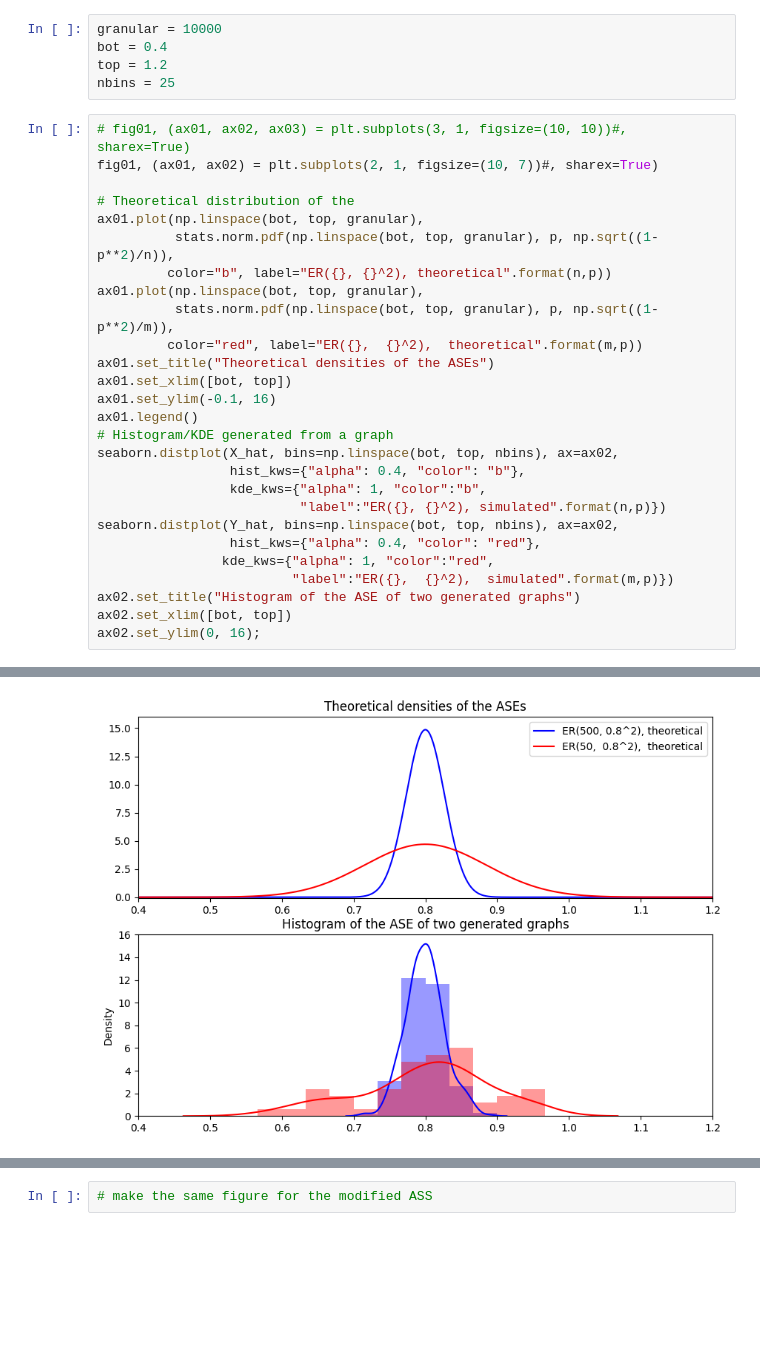
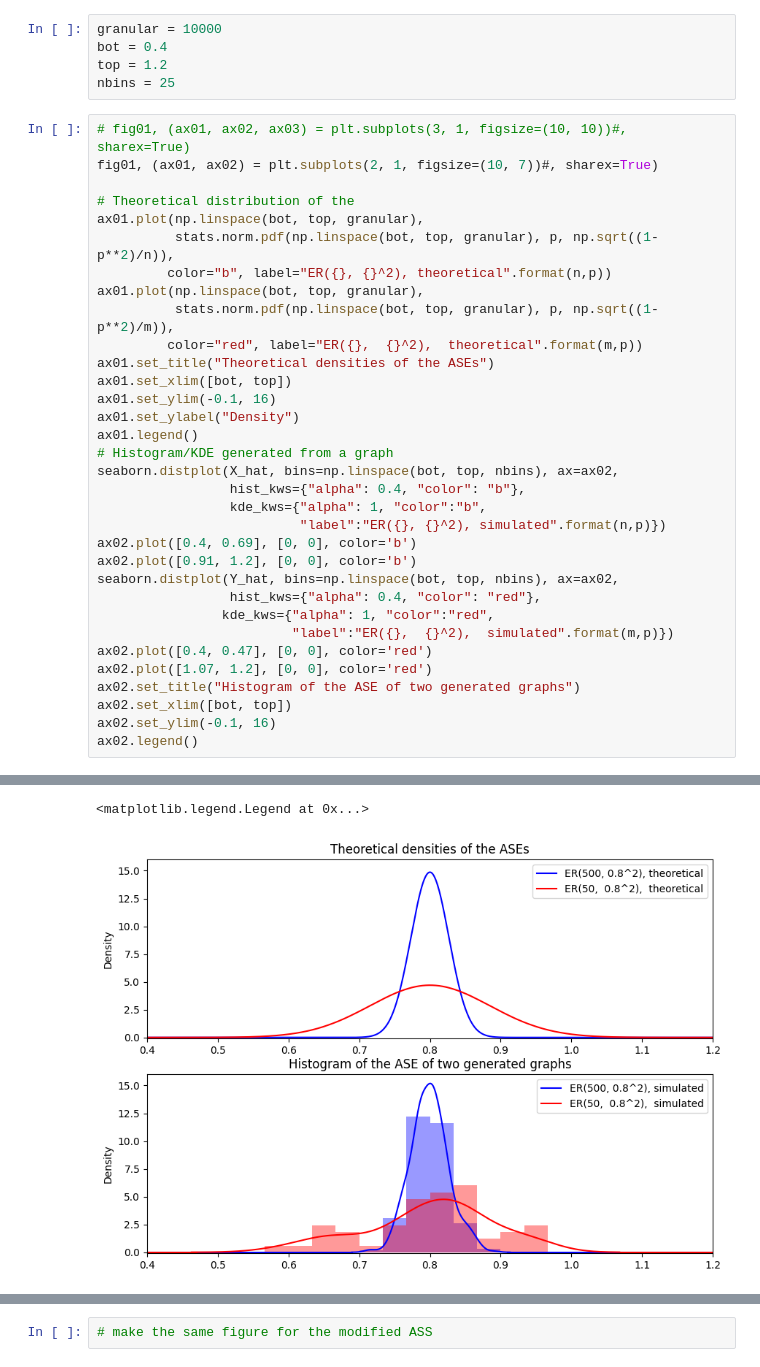
Before and after one commit to alyakin314/correcting-nonpar, a Jupyter notebook: notebooks/fig_02_03_visualization_nonvalidity.ipynb, the cells around one changed output, grey strips where cells are left out. Cells and saved outputs as stored; diff of their text form; blank space fills up the shorter version.

```diff
--- a/notebooks/fig_02_03_visualization_nonvalidity.ipynb
+++ b/notebooks/fig_02_03_visualization_nonvalidity.ipynb
@@ -45,38 +45,45 @@ ax01.plot(np.linspace(bot, top, granular),
 ax01.set_title("Theoretical densities of the ASEs")
 ax01.set_xlim([bot, top])
 ax01.set_ylim(-0.1, 16)
+ax01.set_ylabel("Density")
 ax01.legend()
 # Histogram/KDE generated from a graph
 seaborn.distplot(X_hat, bins=np.linspace(bot, top, nbins), ax=ax02,
                  hist_kws={"alpha": 0.4, "color": "b"},
                  kde_kws={"alpha": 1, "color":"b",
                           "label":"ER({}, {}^2), simulated".format(n,p)})
+ax02.plot([0.4, 0.69], [0, 0], color='b')
+ax02.plot([0.91, 1.2], [0, 0], color='b')
 seaborn.distplot(Y_hat, bins=np.linspace(bot, top, nbins), ax=ax02,
                  hist_kws={"alpha": 0.4, "color": "red"},
                 kde_kws={"alpha": 1, "color":"red",
                          "label":"ER({},  {}^2),  simulated".format(m,p)})
+ax02.plot([0.4, 0.47], [0, 0], color='red')
+ax02.plot([1.07, 1.2], [0, 0], color='red')
 ax02.set_title("Histogram of the ASE of two generated graphs")
 ax02.set_xlim([bot, top])
-ax02.set_ylim(0, 16);
+ax02.set_ylim(-0.1, 16)
+ax02.legend()
 # %% [output]
 `distplot` is a deprecated function and will be removed in seaborn v0.14.0.
 
 Please adapt your code to use either `displot` (a figure-level function with
 similar flexibility) or `histplot` (an axes-level function for histograms).
 
 For a guide to updating your code to use the new functions, please see
 https://gist.github.com/mwaskom/de44147ed2974457ad6372750bbe5751
 
   seaborn.distplot(X_hat, bins=np.linspace(bot, top, nbins), ax=ax02,
 
 `distplot` is a deprecated function and will be removed in seaborn v0.14.0.
 
 Please adapt your code to use either `displot` (a figure-level function with
 similar flexibility) or `histplot` (an axes-level function for histograms).
 
 For a guide to updating your code to use the new functions, please see
 https://gist.github.com/mwaskom/de44147ed2974457ad6372750bbe5751
 
   seaborn.distplot(Y_hat, bins=np.linspace(bot, top, nbins), ax=ax02,
+<matplotlib.legend.Legend at 0x...>
-[figure, old version]
+[figure, new version]
 # %%
```
Also changed, not shown: parts of 3 cells of this notebook, 29 other files.
